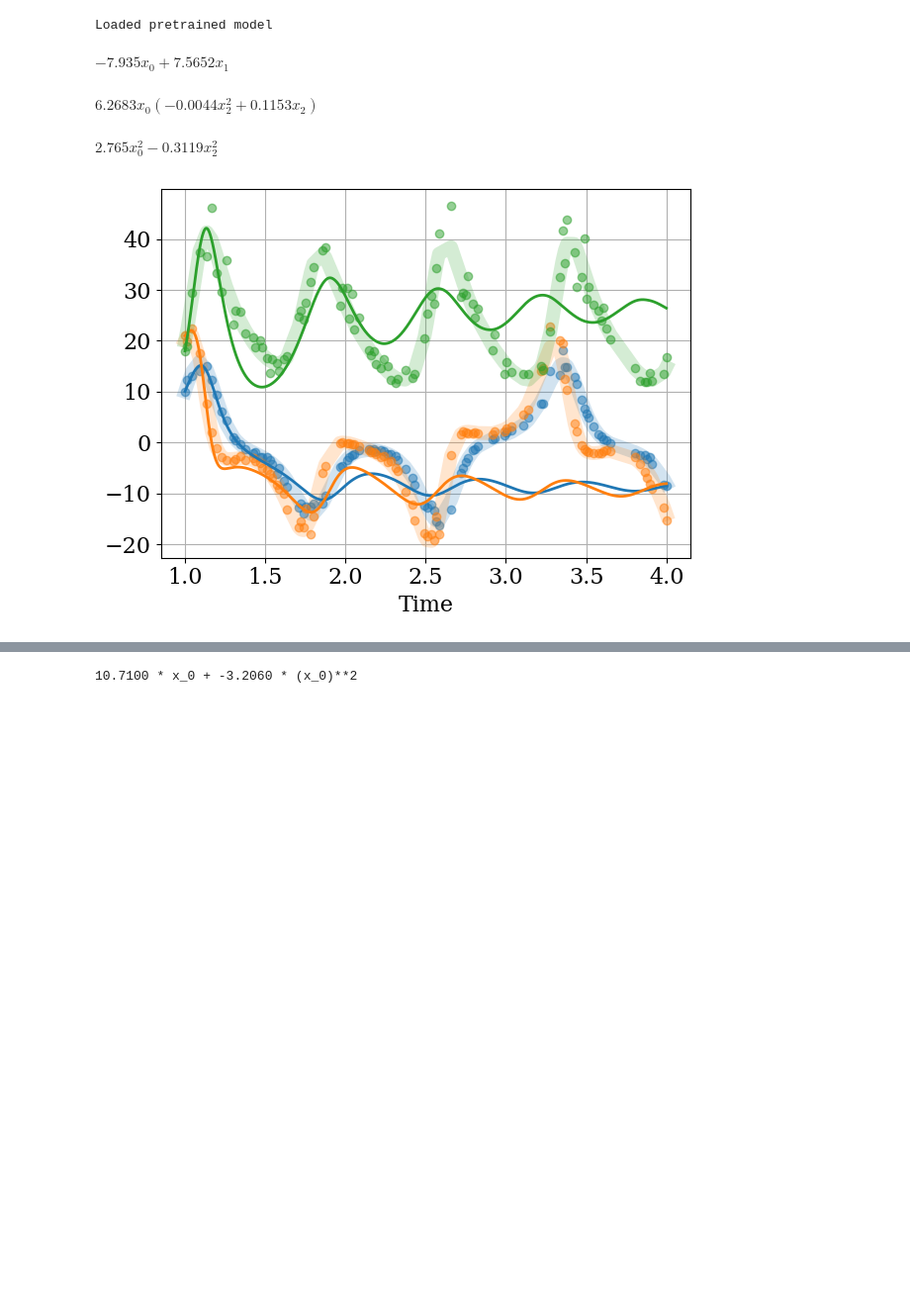
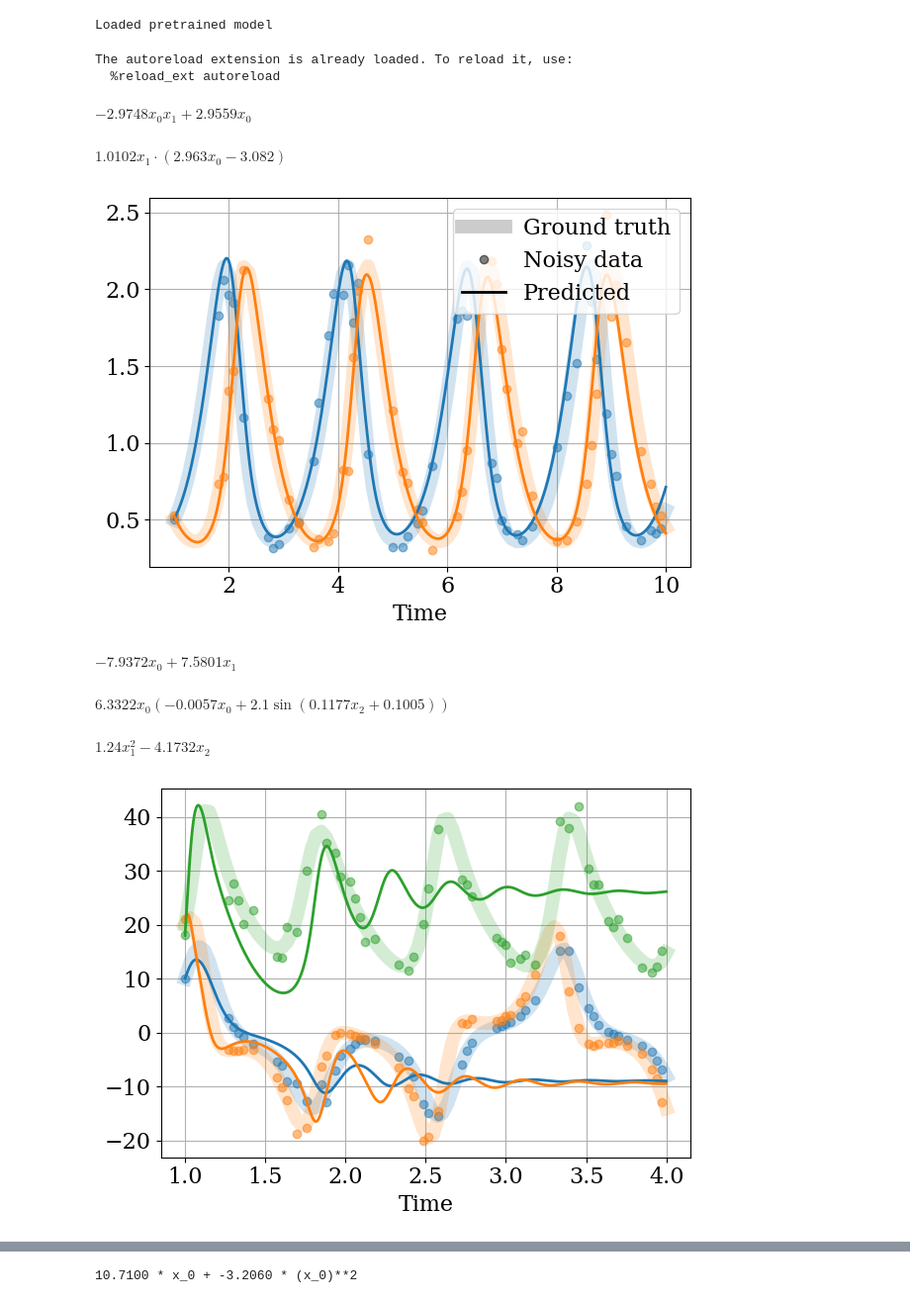
Before and after one commit to sdascoli/odeformer, a Jupyter notebook: tests.ipynb, the cells around one changed output, grey strips where cells are left out. Shown at 99% size. Drawn from its saved outputs; the diff is of its cells as text; code cells hidden in the pictures; blank space fills up the shorter version.

```diff
--- a/tests.ipynb
+++ b/tests.ipynb
@@ -310,10 +330,13 @@ dstr.rescale=True
 dstr.average_trajectories=False
 
 dstr.model.beam_type = 'sampling'
-dstr.model.beam_size = 100
+dstr.model.beam_size = 20
 dstr.model.beam_temperature = .1
 # %%
 from ode_systems import *
+# autoreload
+%load_ext autoreload
+%autoreload 2
 
 def predict(system=lv_system, seed=1, n_trajectories=1):
 
@@ -329,19 +352,22 @@ def predict(system=lv_system, seed=1, n_trajectories=1):
         #y0 = np.random.uniform(0,1,size=(dimension,)) # initial conditions
         trajectory = integrate.odeint(function, y0, time)
         plot_time = np.linspace(min(time),max(time),1000)     # time
-        time, trajectory = env._subsample_trajectory(time, trajectory, np.random.RandomState(seed), subsample_ratio=0.5)
+        original_time = time.copy()
         original_trajectory = trajectory.copy()
-        trajectory *= (1+.1*np.random.randn(*trajectory.shape))
+        time, trajectory, _ = env._subsample_trajectory(time, trajectory, np.random.RandomState(seed), subsample_ratio=0.5)
+        noise, _ = env._create_noise(train=False, trajectory=trajectory, gamma=0.1)
+        trajectory += noise
+        #trajectory *= (1+.1*np.random.randn(*trajectory.shape))
         times.append(time)
         trajectories.append(trajectory)
 
     plt.figure()
     for dim in range(dimension):
-        plt.plot(time, original_trajectory[:,dim], color=f'C{dim}', alpha=.2, lw=10)
+        plt.plot(original_time, original_trajectory[:,dim], color=f'C{dim}', alpha=.2, lw=10)
         plt.plot(time, trajectory[:,dim], ls="None", marker='o', alpha=.5, color=f'C{dim}')
     if system == lv_system:
         plt.plot([],[], color='k', alpha=.2, lw=10, label='Ground truth')
-        plt.plot([],[], color='k', alpha=.5, ls="None", marker='o', label='Observed')
+        plt.plot([],[], color='k', alpha=.5, ls="None", marker='o', label='Noisy data')
         plt.plot([],[], color='k', label='Predicted')
         plt.legend()
 
@@ -352,37 +378,42 @@ def predict(system=lv_system, seed=1, n_trajectories=1):
         for sympy_tree in sympy_trees:
             display(sympy_tree)
 
         pred_trajectory = integrate_ode(trajectories[0][0], plot_time, tree, "solve_ivp", debug=True)
         try:
             for dim in range(dimension):
                 plt.plot(plot_time, pred_trajectory[:,dim])# label=labels[dim])
         except:
             print(traceback.format_exc())
     plt.xlabel('Time')
     #plt.ylabel('Values')
     plt.tight_layout()
-    plt.savefig(savedir+f'{name}.pdf')
+    #plt.savefig(savedir+f'{name}.pdf')
     plt.show()
 
     return trajectory, pred_trajectory
 
-#systems = my_ode_systems
-systems = [lorenz_system]
+systems = my_ode_systems
+#systems = [lorenz_system]
 for system in systems:
     trajectory, pred_trajectory = predict(system=system, seed=4)
     if system == 'lorenz_system':
         fig = plt.figure(figsize=(6,6))
         ax = plt.axes(projection='3d')
         ax.plot(trajectory[:,0], trajectory[:,1], trajectory[:,2], label="Ground truth")
         ax.plot(pred_trajectory[:,0], pred_trajectory[:,1], pred_trajectory[:,2], label="Prediction")
         ax.set_xlabel('x')
         ax.set_ylabel('y')
         ax.set_zlabel('z')
         plt.legend()
         plt.tight_layout()
         #plt.savefig(savedir+'lorenz_traj.pdf')
 # %% [output]
+The autoreload extension is already loaded. To reload it, use:
+  %reload_ext autoreload
-$\displaystyle - 7.935 x_{0} + 7.5652 x_{1}$
+$\displaystyle - 2.9748 x_{0} x_{1} + 2.9559 x_{0}$
-$\displaystyle 6.2683 x_{0} \left(- 0.0044 x_{2}^{2} + 0.1153 x_{2}\right)$
+$\displaystyle 1.0102 x_{1} \cdot \left(2.963 x_{0} - 3.082\right)$
+[figure, new version]
-$\displaystyle 2.765 x_{0}^{2} - 0.3119 x_{2}^{2}$
+$\displaystyle - 7.9372 x_{0} + 7.5801 x_{1}$
-[figure, old version]
+$\displaystyle 6.3322 x_{0} \left(- 0.0057 x_{0} + 2.1 \sin{\left(0.1177 x_{2} + 0.1005 \right)}\right)$
+$\displaystyle 1.24 x_{1}^{2} - 4.1732 x_{2}$
+[figure, added]
```
Also changed, not shown: parts of 3 cells of this notebook, 2 other files.
